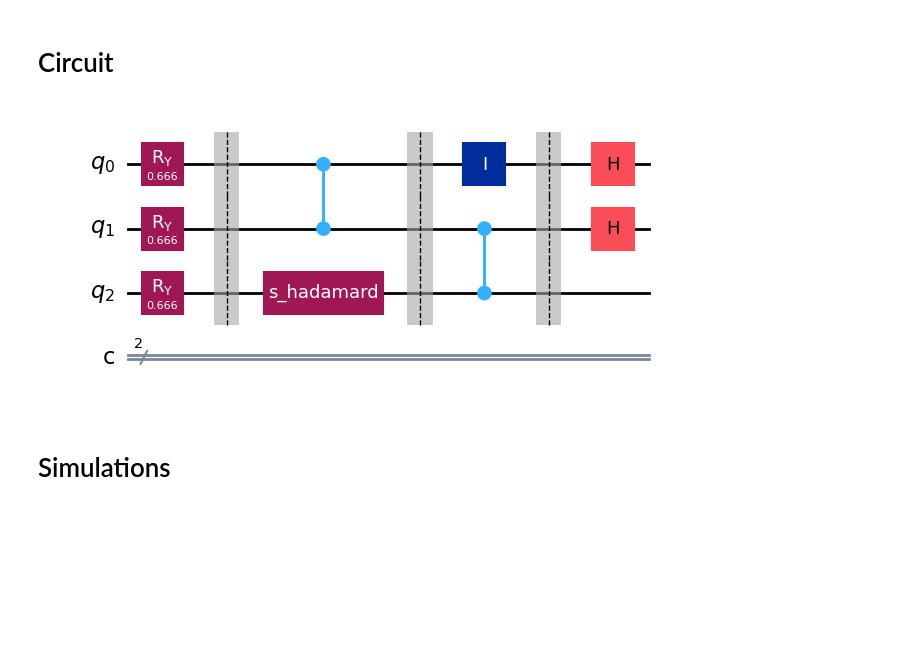
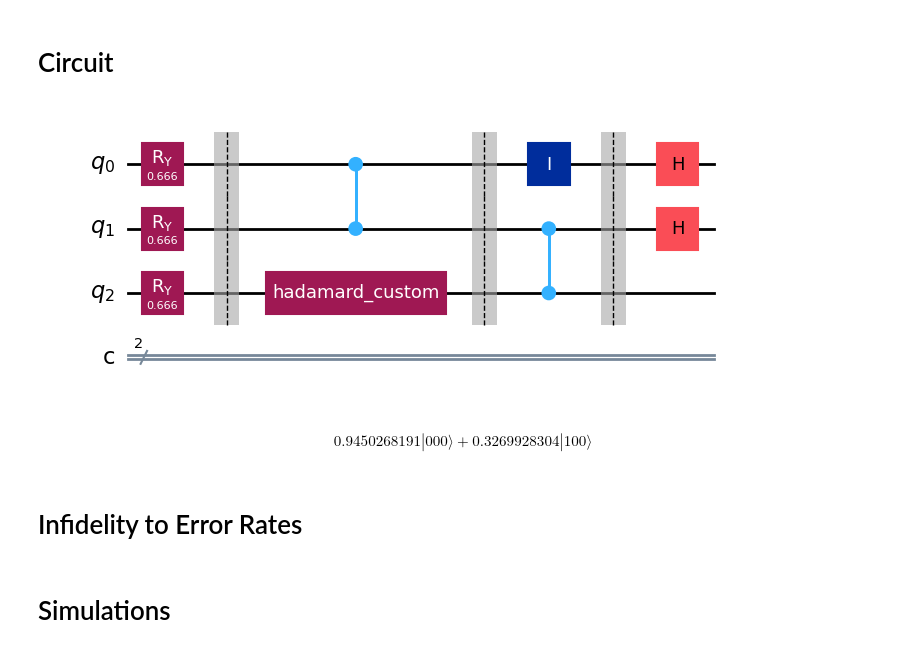
Before and after one commit to Sal7ySalt/Smallest-MSD-Protocol, a Jupyter notebook: 3_qubit_code/no_concat.ipynb, the cells around one changed output. Cells and saved outputs as stored; diff of their text form; code cells hidden in the pictures; blank space fills up the shorter version.

```diff
--- a/3_qubit_code/no_concat.ipynb
+++ b/3_qubit_code/no_concat.ipynb
@@ -21,7 +20,7 @@ amp_1 = np.sin(theta/2)
 # %%
 # Create custom gates
 H_matrix = HGate().to_matrix()
-h_tagged = UnitaryGate(H_matrix, label='s_hadamard')
+hadamard_custom = UnitaryGate(H_matrix, label='hadamard_custom')
 
 ID_matrix = IGate().to_matrix()
 encoding_err = UnitaryGate(ID_matrix, label='encoding_err')
@@ -43,22 +42,22 @@ ideal = Statevector([0.94502682+4.48585114e-15j, 0.        +0.00000000e+00j,
 # %%
 circuit = QuantumCircuit(3, 2)
 
 # State prep
 for i in range(3):
     circuit.ry(theta, i)
 circuit.barrier()
 
 circuit.cz(0,1)
-circuit.append(h_tagged, [2])
+circuit.append(hadamard_custom, [2])
 circuit.barrier()
 
 circuit.id(0)
 circuit.cz(1,2)
 circuit.barrier()
 
 circuit.h(0)
 circuit.h(1)
 
 display(circuit.draw(output='mpl'))
 # %% [output]
-[figure, old version]
+[figure, new version]
@@ -64,0 +76,6 @@ display(circuit.draw(output='mpl'))
+# %%
+display(res_statevectors['0x0'][0].draw(output='latex'))
+# %% [output]
+$$0.9450268191 |000\rangle+0.3269928304 |100\rangle$$
+# %% [markdown]
+# Infidelity to Error Rates
```
Also changed, not shown: parts of 53 cells of this notebook, 7 other files.
